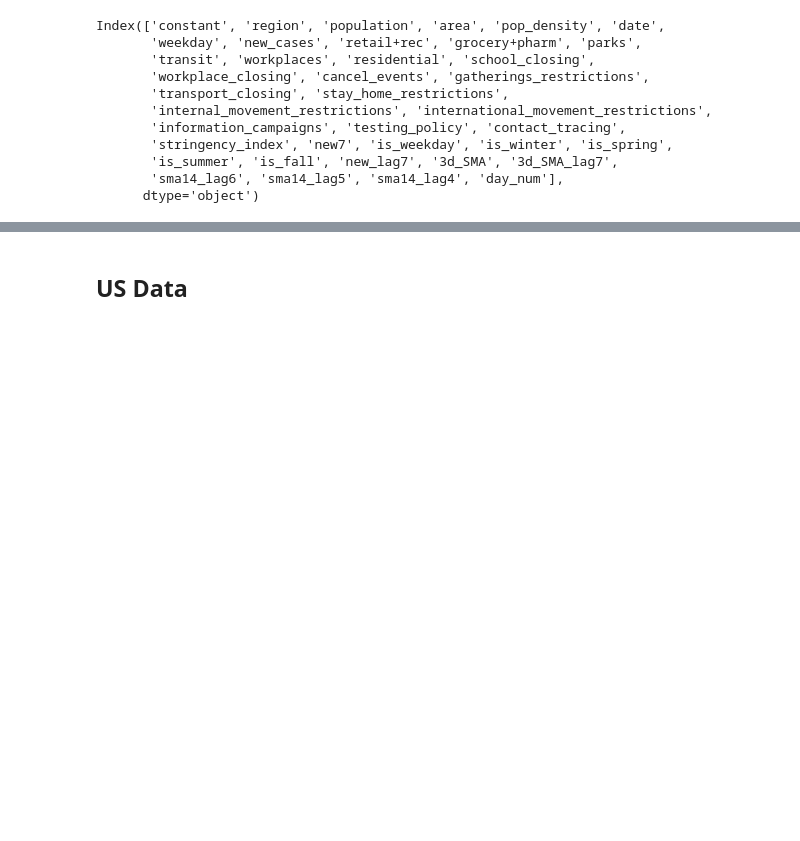
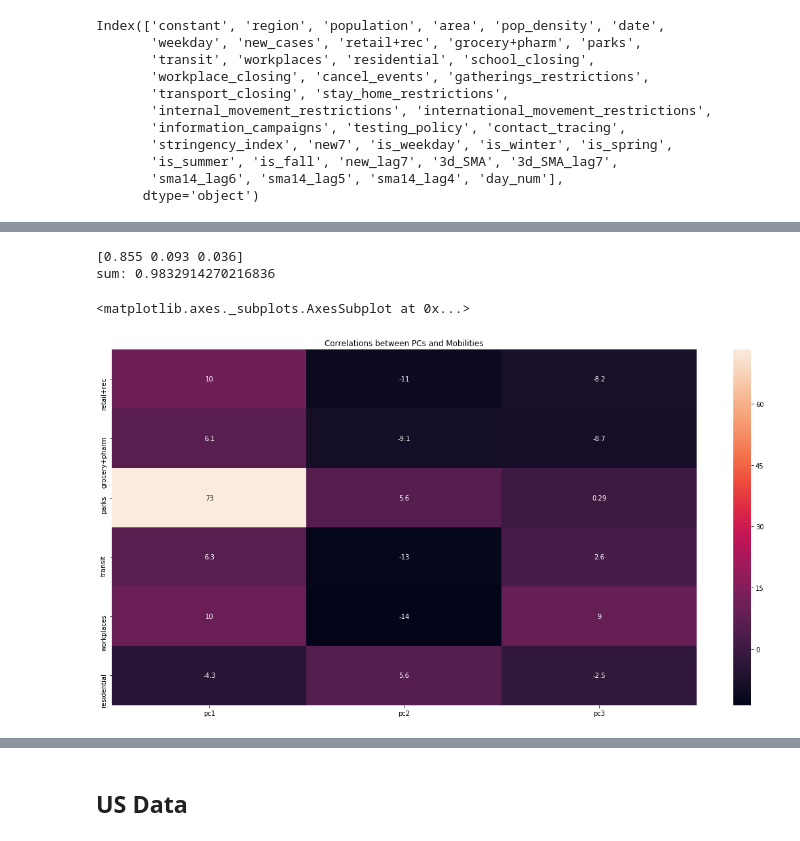
Before and after one commit to scbrock/covid_case_comp, a Jupyter notebook: COVID-19 Case Comp/Jupyter Notebooks/COVID_analysis_1.ipynb, the cells around one changed output, grey strips where cells are left out. Cells and saved outputs as stored; diff of their text form; code cells hidden in the pictures; blank space fills up the shorter version.

```diff
--- a/COVID-19 Case Comp/Jupyter Notebooks/COVID_analysis_1.ipynb
+++ b/COVID-19 Case Comp/Jupyter Notebooks/COVID_analysis_1.ipynb
@@ -2417,0 +2456,47 @@ day_num - day number
+# %%
+n_components = 3
+pca = PCA(n_components = n_components)
+
+# normalize X data
+
+def standardize_data(data):
+    '''
+    for each column, subtract mean and divide by standard deviation
+    '''
+
+    ans = (data-data.mean())/data.std()
+    old_cols = data.columns
+    new_cols = [c+"_SD" for c in old_cols]
+    ans.columns = new_cols
+    return ans
+
+# X_or_sd = standardize_data(X_or_temp)
+
+mobility_subset = X_or[['retail+rec', 'grocery+pharm', 'parks', 'transit', 'workplaces',
+       'residential']]
+
+pca_x = pca.fit_transform(mobility_subset)
+
+print(np.round(pca.explained_variance_ratio_,3))
+print('sum:',np.sum(pca.explained_variance_ratio_))
+# %% [output]
+[0.855 0.093 0.036]
+sum: 0.9832914270216836
+# %%
+import seaborn as sns
+a = pca.components_.T * np.sqrt(pca.explained_variance_)
+np.sum(np.round(a,3), axis=1)
+np.round(a,3)
+
+loadings = pd.DataFrame(a).round(3)
+loadings.index = mobility_subset.columns
+loadings.columns = ['pc'+str(i+1) for i in range(n_components)]
+# loadings
+
+fig, ax = plt.subplots(figsize=(20,10))
+plt.title('Correlations between PCs and Mobilities')
+
+sns.heatmap(ax=ax,data=loadings, annot=True)
+# %% [output]
+<matplotlib.axes._subplots.AxesSubplot at 0x...>
+[figure, added]
```
Also changed, not shown: parts of 12 cells of this notebook.
